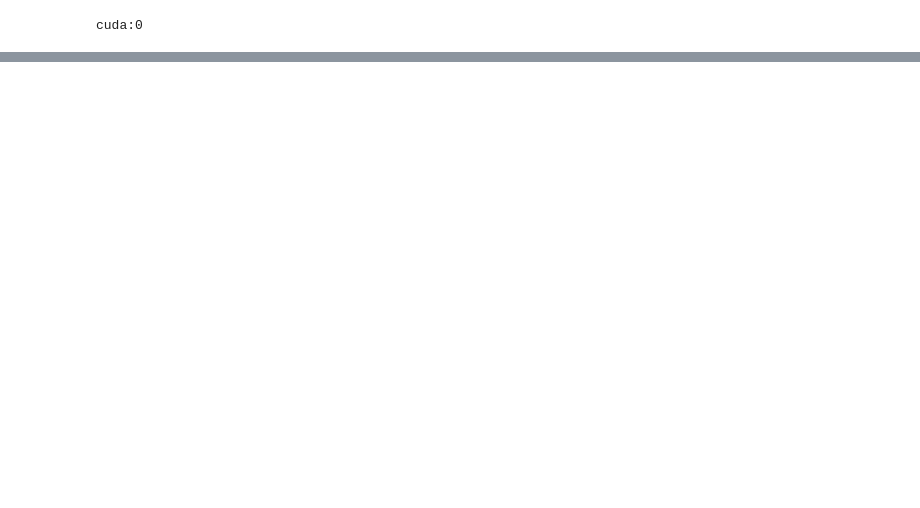
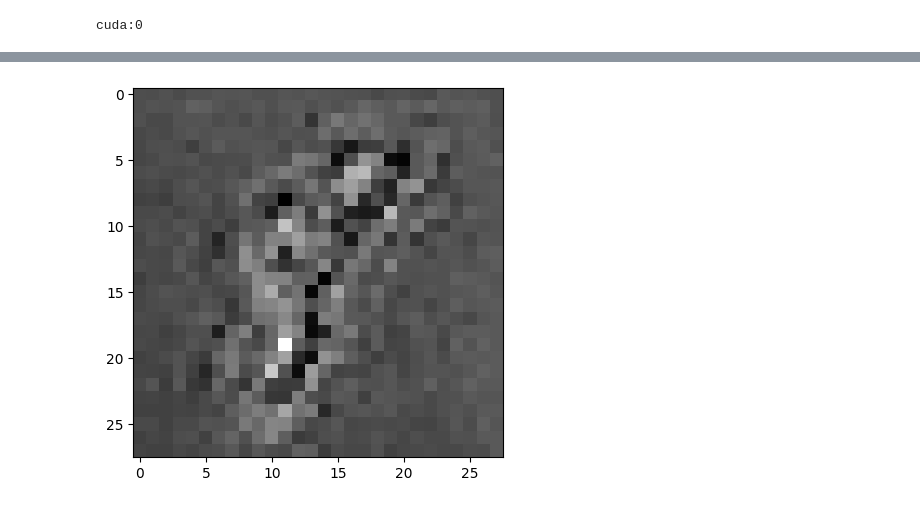
Before and after one commit to total-expectation/ddpm, a Jupyter notebook: ddpm.ipynb, the cells around one changed output, grey strips where cells are left out. Cells and saved outputs as stored; diff of their text form; code cells hidden in the pictures; blank space fills up the shorter version.

```diff
--- a/ddpm.ipynb
+++ b/ddpm.ipynb
@@ -73,0 +64,6 @@ RuntimeError: mat1 and mat2 shapes cannot be multiplied (917504x28 and 256x256)
+# %%
+output = model(image[0].unsqueeze(0), t=torch.tensor([1]))
+plt.imshow(output.squeeze().squeeze().detach().numpy() ,cmap='gray')
+plt.show()
+# %% [output]
+[figure, added]
```
Also changed, not shown: parts of 7 cells of this notebook, 3 other files.
